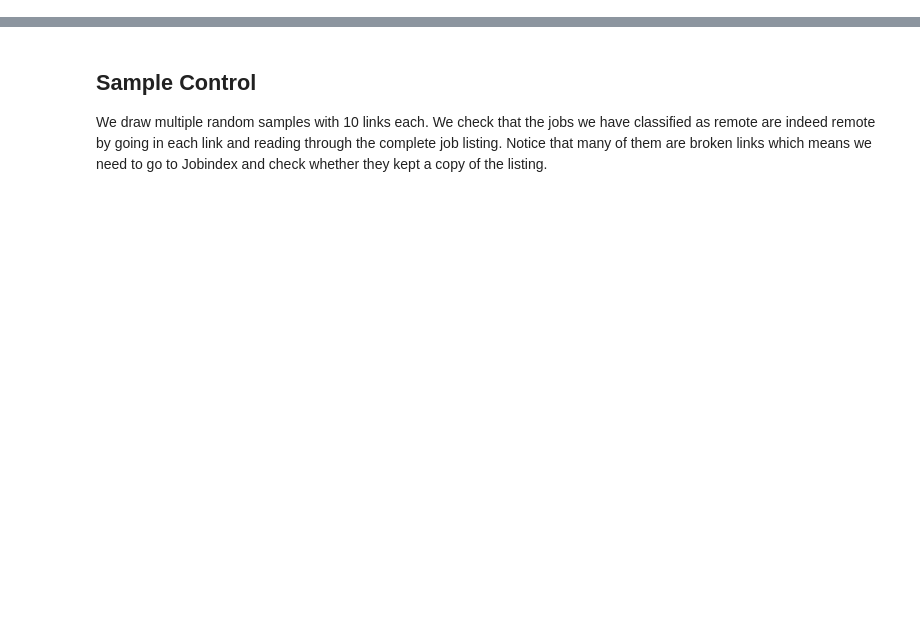
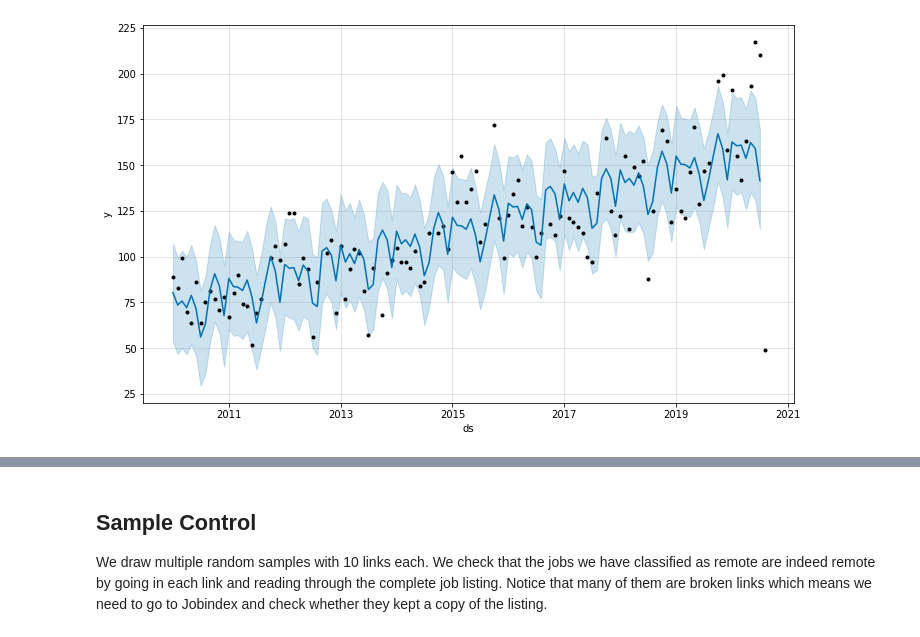
Before and after one commit to lisbethwaagstein/Modules, a Jupyter notebook: Description_snippet.ipynb, the cells around one changed output, grey strips where cells are left out. Saved outputs shown, nothing was run; the diff lists cells and outputs as text; code cells hidden in the pictures; blank space fills up the shorter version.

```diff
--- a/Description_snippet.ipynb
+++ b/Description_snippet.ipynb
@@ -14,0 +54,8 @@ df = final_data.copy()
+# %%
+import fbprophet
+from matplotlib import pyplot
+from fbprophet import Prophet
+
+total_remote_date['Month-Year']= pd.to_datetime(total_remote_date['Month-Year'])
+total_remote_date.columns = ['ds','y']
+total_remote_date.sort_values(by=['ds'], ascending=True).reset_index(drop=True)
@@ -14,0 +135,5 @@ df = final_data.copy()
+# %%
+model.plot(forecast)
+pyplot.show()
+# %% [output]
+[figure, added]
```
Also changed, not shown: parts of 23 cells of this notebook, 2 other files.
